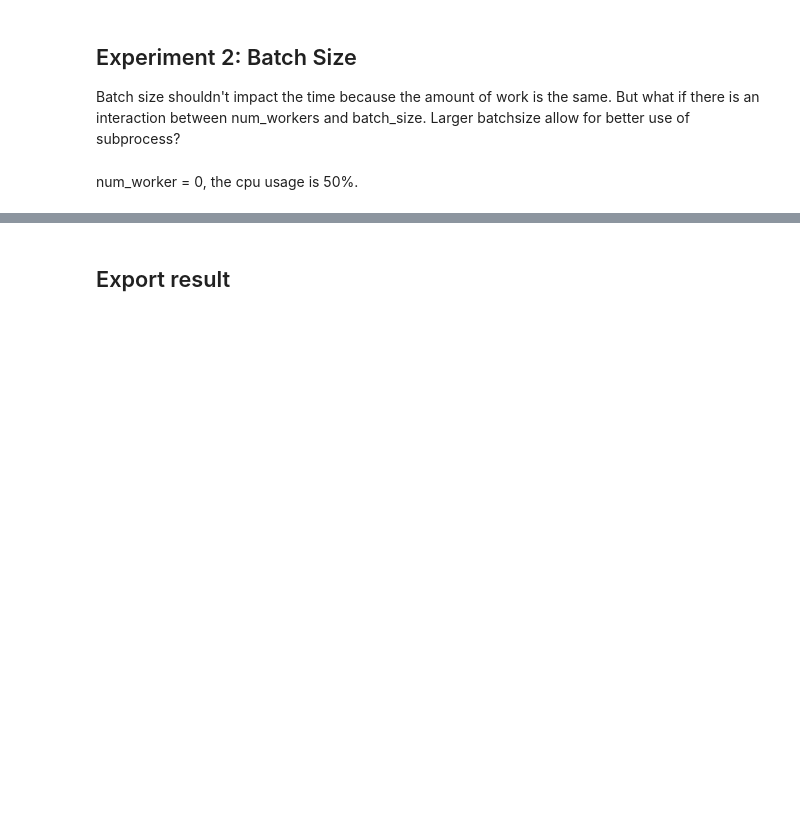
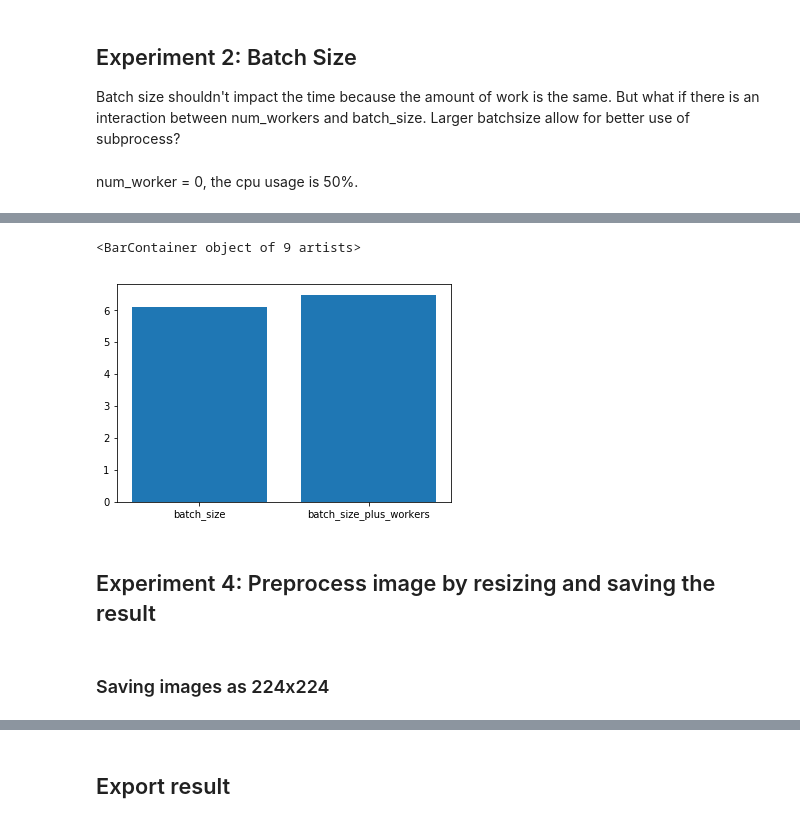
Before and after one commit to jachen36/humpback_kaggle, a Jupyter notebook: 0_loading_image.ipynb, the cells around one changed output, grey strips where cells are left out. Cells and saved outputs as stored; diff of their text form; code cells hidden in the pictures; blank space fills up the shorter version.

```diff
--- a/0_loading_image.ipynb
+++ b/0_loading_image.ipynb
@@ -145,0 +232,9 @@ Batch Size: 128
+# %%
+plt.bar(compare.experiment, compare.avg/60)
+# %% [output]
+<BarContainer object of 9 artists>
+[figure, added]
+# %% [markdown]
+## Experiment 4: Preprocess image by resizing and saving the result
+# %% [markdown]
+### Saving images as 224x224
```
Also changed, not shown: parts of 29 cells of this notebook, 1 other file.
